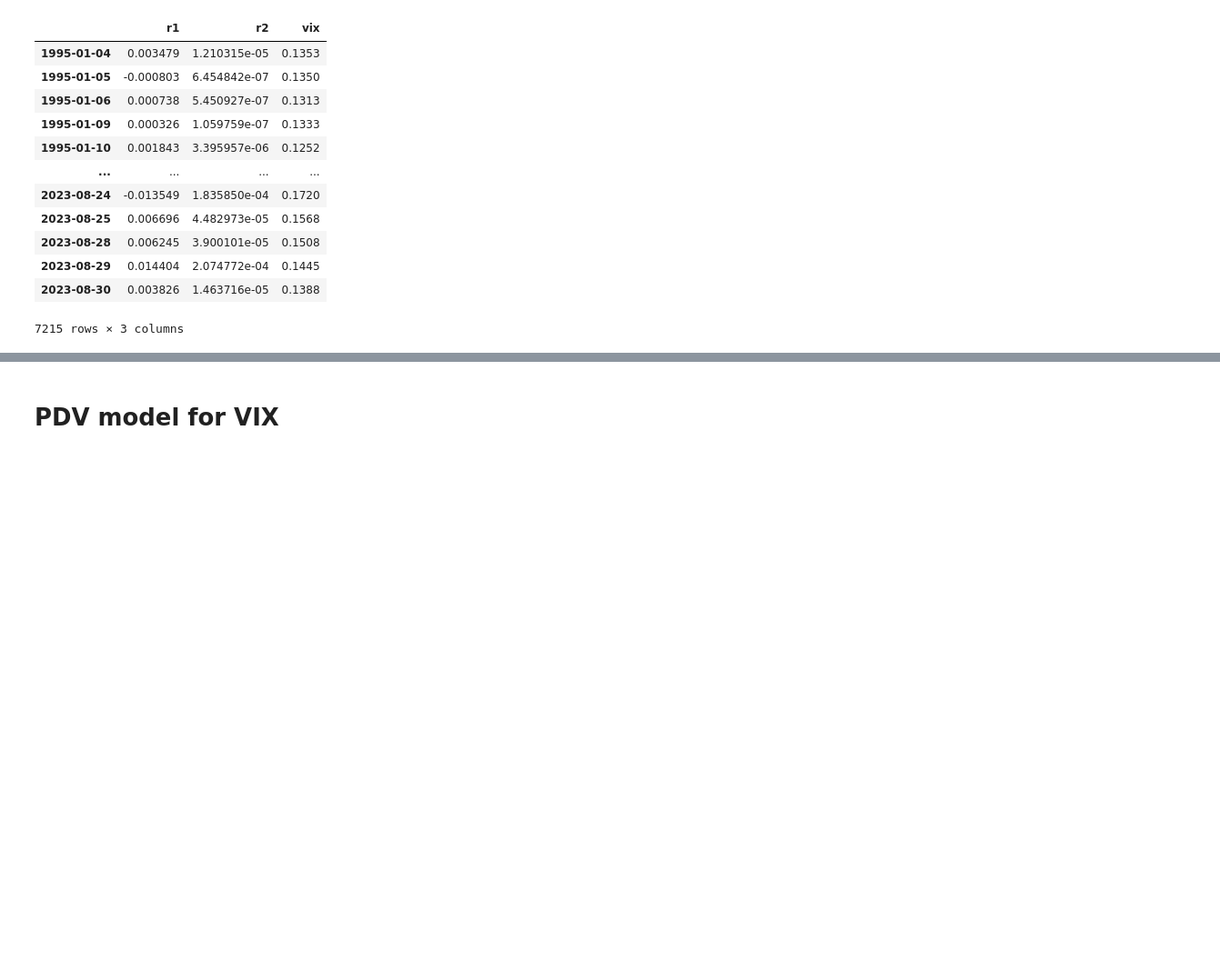
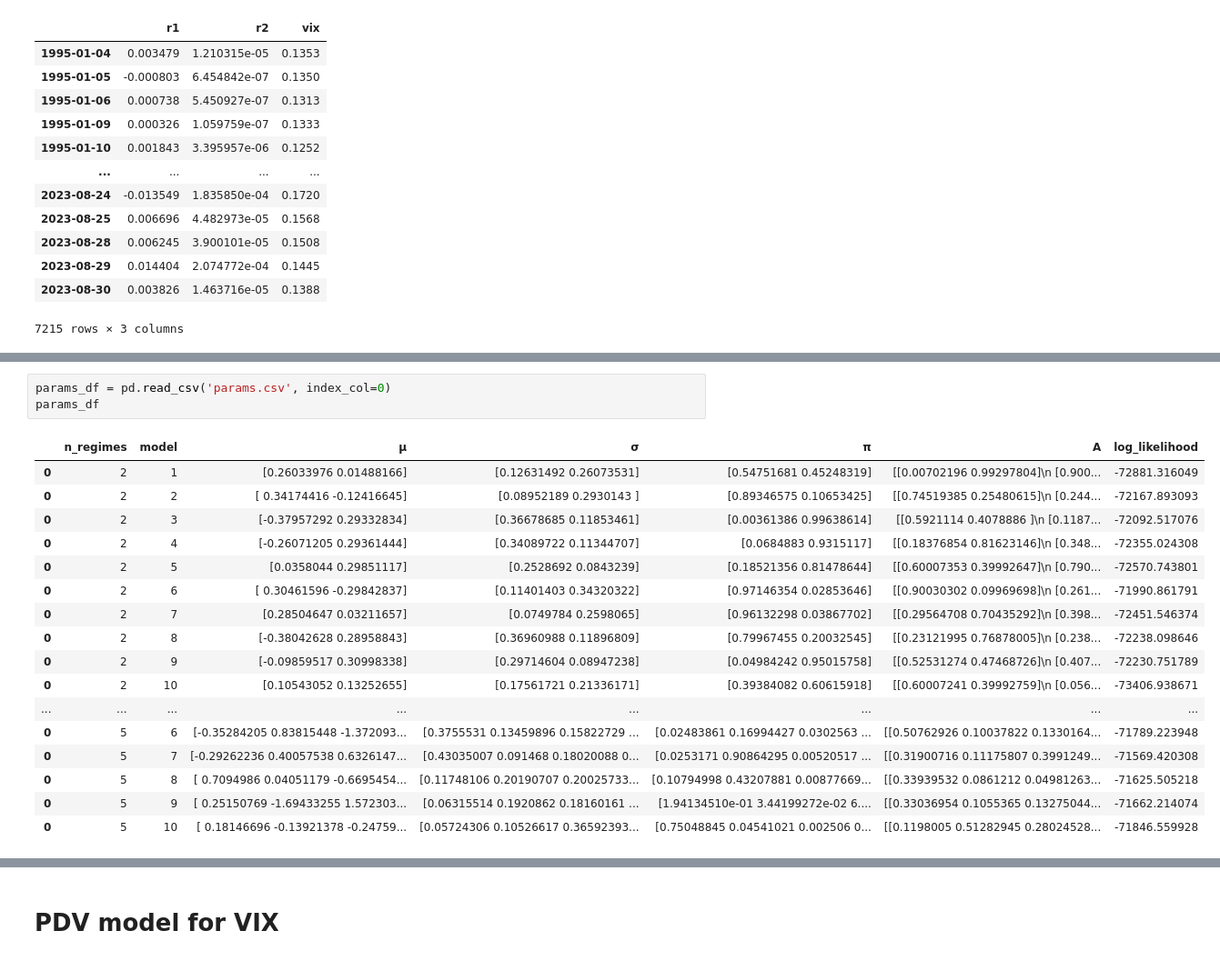
Before and after one commit to luchungi/VolatilityIsMostlyPathDependent, a Jupyter notebook: Simulation_SPX_VIX.ipynb, the cells around one changed output, grey strips where cells are left out. Shown at 91% size. Saved outputs shown, nothing was run; the diff lists cells and outputs as text; blank space fills up the shorter version.

```diff
--- a/Simulation_SPX_VIX.ipynb
+++ b/Simulation_SPX_VIX.ipynb
@@ -79,0 +82,21 @@ A:
+# %%
+params_df = pd.read_csv('params.csv', index_col=0)
+params_df
+# %% [output]
+|  | n_regimes | model | μ | σ | π | A | log_likelihood |
+| 0 | 2 | 1 | [0.26033976 0.01488166] | [0.12631492 0.26073531] | [0.54751681 0.45248319] | [[0.00702196 0.99297804]\n [0.900... | -72881.316049 |
+| 0 | 2 | 2 | [ 0.34174416 -0.12416645] | [0.08952189 0.2930143 ] | [0.89346575 0.10653425] | [[0.74519385 0.25480615]\n [0.244... | -72167.893093 |
+| 0 | 2 | 3 | [-0.37957292 0.29332834] | [0.36678685 0.11853461] | [0.00361386 0.99638614] | [[0.5921114 0.4078886 ]\n [0.1187... | -72092.517076 |
+| 0 | 2 | 4 | [-0.26071205 0.29361444] | [0.34089722 0.11344707] | [0.0684883 0.9315117] | [[0.18376854 0.81623146]\n [0.348... | -72355.024308 |
+| 0 | 2 | 5 | [0.0358044 0.29851117] | [0.2528692 0.0843239] | [0.18521356 0.81478644] | [[0.60007353 0.39992647]\n [0.790... | -72570.743801 |
+| 0 | 2 | 6 | [ 0.30461596 -0.29842837] | [0.11401403 0.34320322] | [0.97146354 0.02853646] | [[0.90030302 0.09969698]\n [0.261... | -71990.861791 |
+| 0 | 2 | 7 | [0.28504647 0.03211657] | [0.0749784 0.2598065] | [0.96132298 0.03867702] | [[0.29564708 0.70435292]\n [0.398... | -72451.546374 |
+| 0 | 2 | 8 | [-0.38042628 0.28958843] | [0.36960988 0.11896809] | [0.79967455 0.20032545] | [[0.23121995 0.76878005]\n [0.238... | -72238.098646 |
+| 0 | 2 | 9 | [-0.09859517 0.30998338] | [0.29714604 0.08947238] | [0.04984242 0.95015758] | [[0.52531274 0.47468726]\n [0.407... | -72230.751789 |
+| 0 | 2 | 10 | [0.10543052 0.13252655] | [0.17561721 0.21336171] | [0.39384082 0.60615918] | [[0.60007241 0.39992759]\n [0.056... | -73406.938671 |
+| ... | ... | ... | ... | ... | ... | ... | ... |
+| 0 | 5 | 6 | [-0.35284205 0.83815448 -1.372093... | [0.3755531 0.13459896 0.15822729 ... | [0.02483861 0.16994427 0.0302563 ... | [[0.50762926 0.10037822 0.1330164... | -71789.223948 |
+| 0 | 5 | 7 | [-0.29262236 0.40057538 0.6326147... | [0.43035007 0.091468 0.18020088 0... | [0.0253171 0.90864295 0.00520517 ... | [[0.31900716 0.11175807 0.3991249... | -71569.420308 |
+| 0 | 5 | 8 | [ 0.7094986 0.04051179 -0.6695454... | [0.11748106 0.20190707 0.20025733... | [0.10794998 0.43207881 0.00877669... | [[0.33939532 0.0861212 0.04981263... | -71625.505218 |
+| 0 | 5 | 9 | [ 0.25150769 -1.69433255 1.572303... | [0.06315514 0.1920862 0.18160161 ... | [1.94134510e-01 3.44199272e-02 6.... | [[0.33036954 0.1055365 0.13275044... | -71662.214074 |
+| 0 | 5 | 10 | [ 0.18146696 -0.13921378 -0.24759... | [0.05724306 0.10526617 0.36592393... | [0.75048845 0.04541021 0.002506 0... | [[0.1198005 0.51282945 0.28024528... | -71846.559928 |
```
Also changed, not shown: parts of 12 cells of this notebook, 2 other files.
